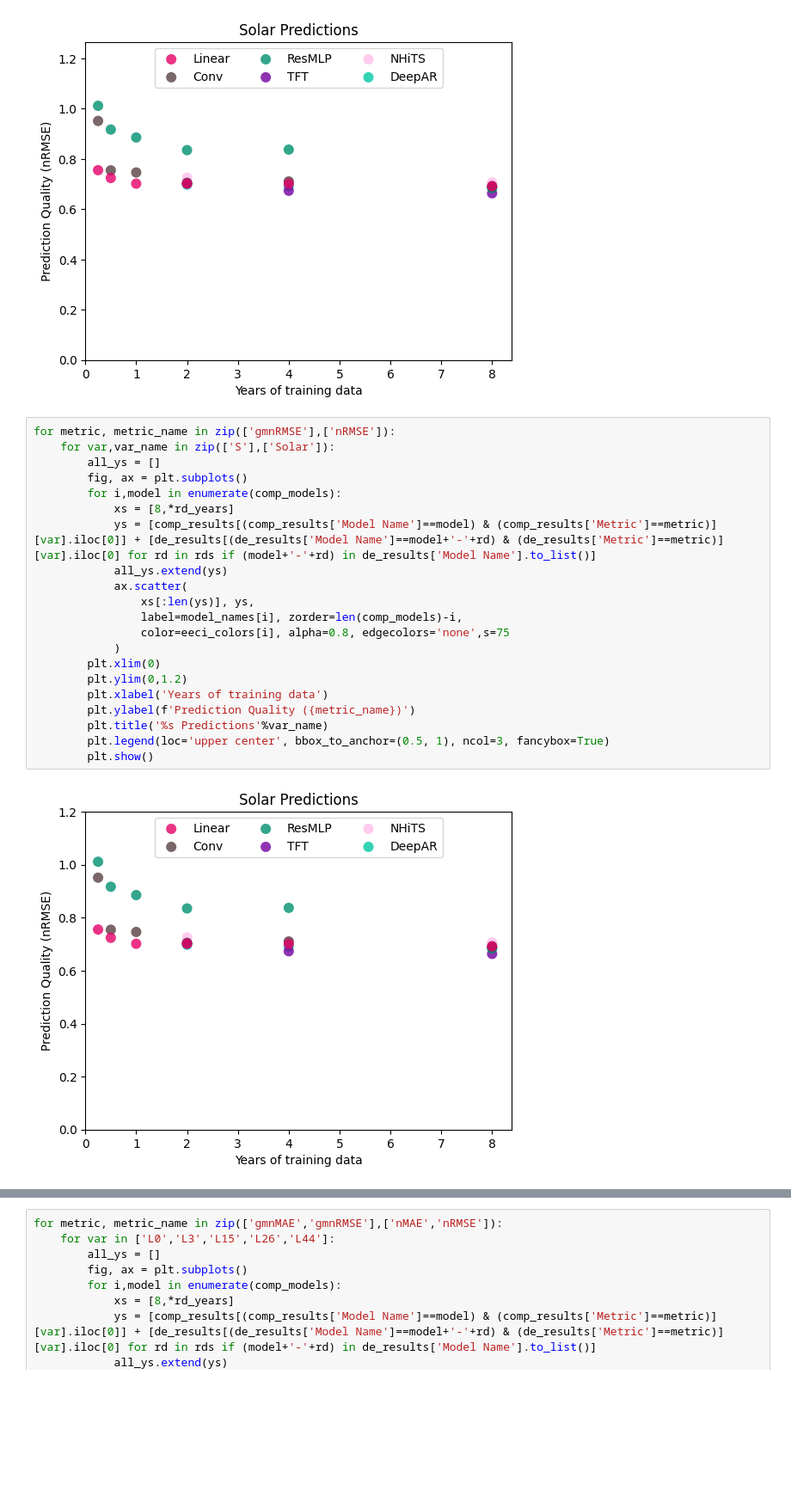
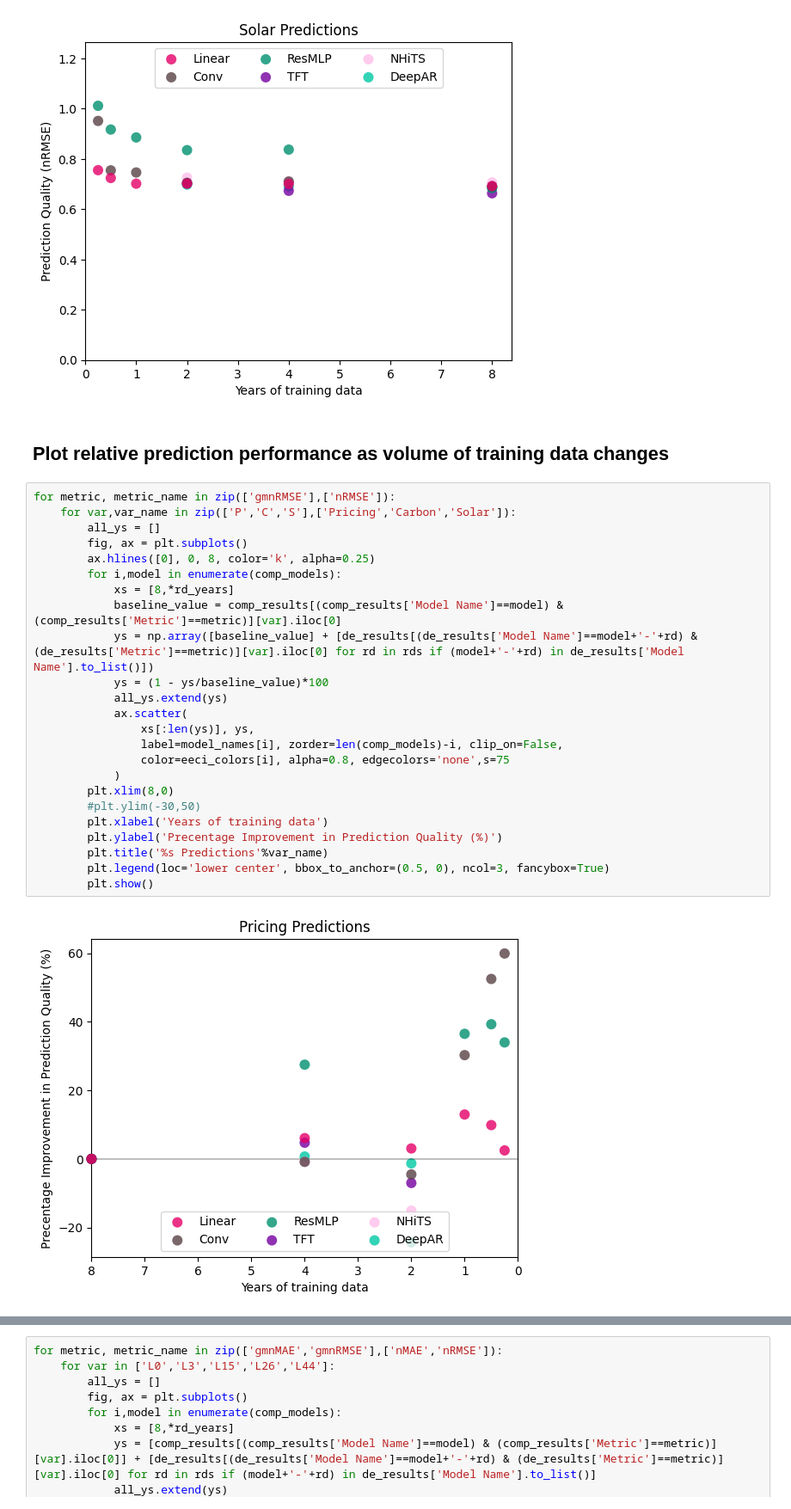
Before and after one commit to EECi/Annex_37, a Jupyter notebook: plots/plot_data_efficiency.ipynb, the cells around one changed output, grey strips where cells are left out. Shown: that part at 86% size. Cells and saved outputs as stored; diff of their text form; blank space fills up the shorter version.

Commit message:
Update plots for writeup

```diff
--- a/plots/plot_data_efficiency.ipynb
+++ b/plots/plot_data_efficiency.ipynb
@@ -66,26 +124,31 @@ for metric, metric_name in zip(['gmnMAE','gmnRMSE'],['nMAE','nRMSE']):
 [figure]
 [figure]
 [figure]
+# %% [markdown]
+## Plot relative prediction performance as volume of training data changes
 # %%
 for metric, metric_name in zip(['gmnRMSE'],['nRMSE']):
-    for var,var_name in zip(['S'],['Solar']):
+    for var,var_name in zip(['P','C','S'],['Pricing','Carbon','Solar']):
         all_ys = []
         fig, ax = plt.subplots()
+        ax.hlines([0], 0, 8, color='k', alpha=0.25)
         for i,model in enumerate(comp_models):
             xs = [8,*rd_years]
-            ys = [comp_results[(comp_results['Model Name']==model) & (comp_results['Metric']==metric)][var].iloc[0]] + [de_results[(de_results['Model Name']==model+'-'+rd) & (de_results['Metric']==metric)][var].iloc[0] for rd in rds if (model+'-'+rd) in de_results['Model Name'].to_list()]
+            baseline_value = comp_results[(comp_results['Model Name']==model) & (comp_results['Metric']==metric)][var].iloc[0]
+            ys = np.array([baseline_value] + [de_results[(de_results['Model Name']==model+'-'+rd) & (de_results['Metric']==metric)][var].iloc[0] for rd in rds if (model+'-'+rd) in de_results['Model Name'].to_list()])
+            ys = (1 - ys/baseline_value)*100
             all_ys.extend(ys)
             ax.scatter(
                 xs[:len(ys)], ys,
-                label=model_names[i], zorder=len(comp_models)-i,
+                label=model_names[i], zorder=len(comp_models)-i, clip_on=False,
                 color=eeci_colors[i], alpha=0.8, edgecolors='none',s=75
             )
-        plt.xlim(0)
-        plt.ylim(0,1.2)
+        plt.xlim(8,0)
+        #plt.ylim(-30,50)
         plt.xlabel('Years of training data')
-        plt.ylabel(f'Prediction Quality ({metric_name})')
+        plt.ylabel('Precentage Improvement in Prediction Quality (%)')
         plt.title('%s Predictions'%var_name)
-        plt.legend(loc='upper center', bbox_to_anchor=(0.5, 1), ncol=3, fancybox=True)
+        plt.legend(loc='lower center', bbox_to_anchor=(0.5, 0), ncol=3, fancybox=True)
         plt.show()
 # %% [output]
-[figure, old version]
+[figure, new version]
```
Also changed, not shown: parts of 9 cells of this notebook, 2 other files.
